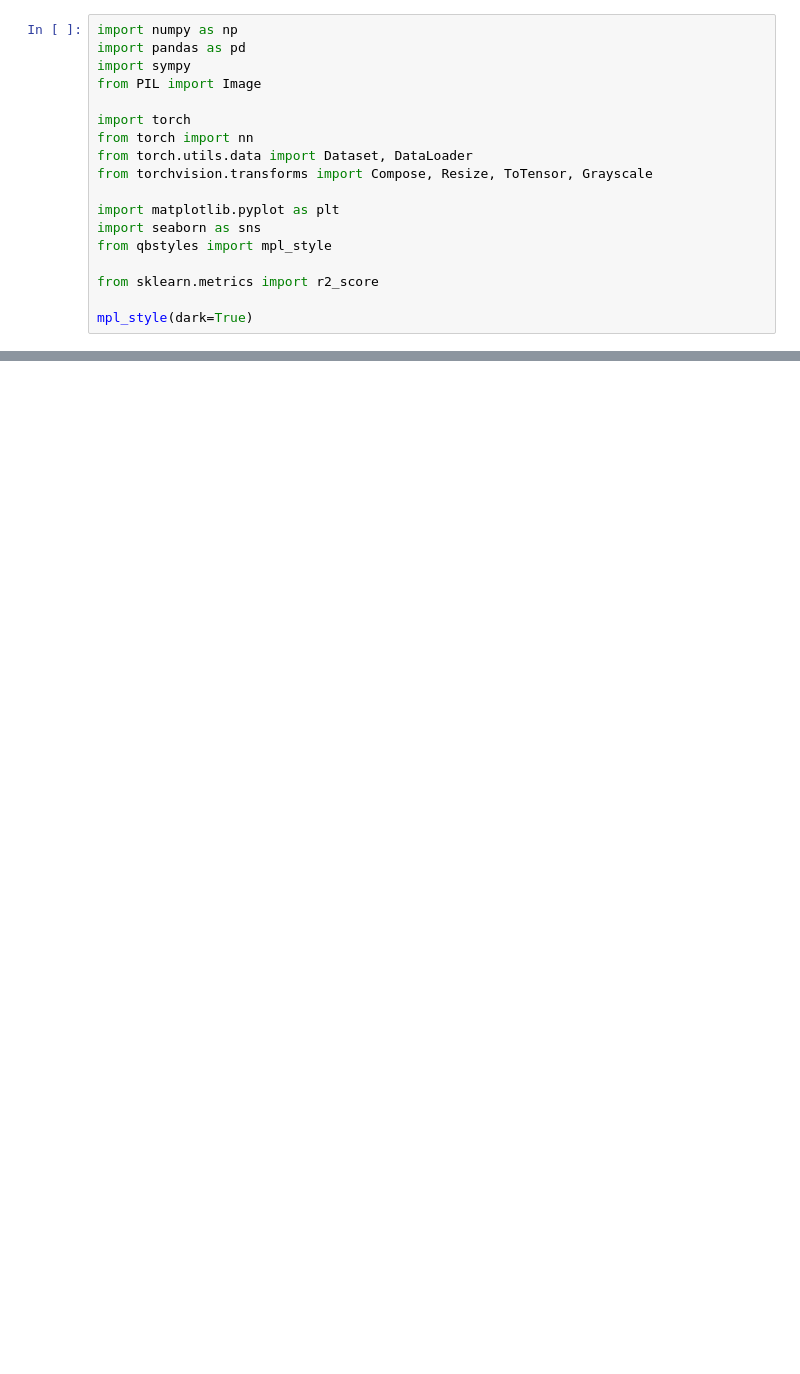
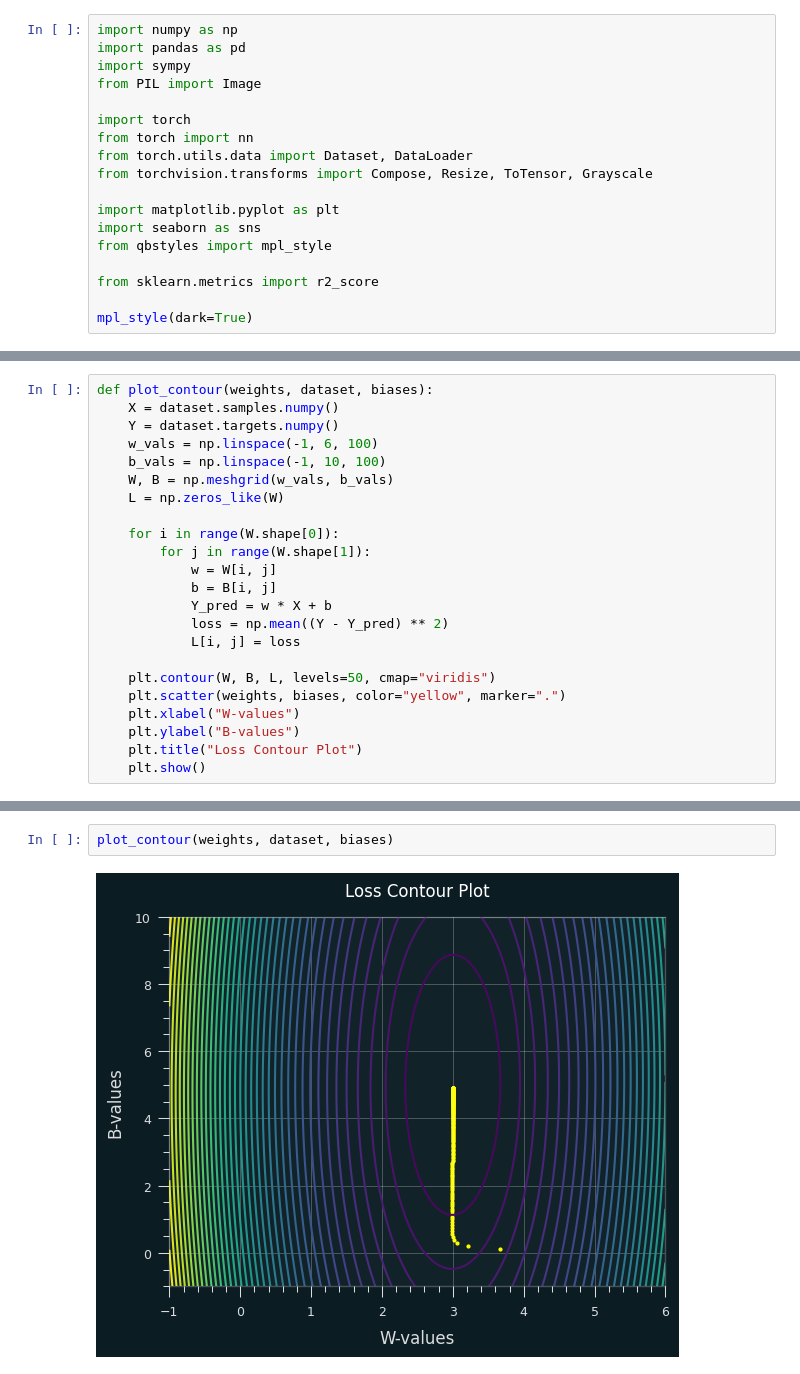
Before and after one commit to RohitMugalya/Learner-s-Garden, a Jupyter notebook: practice notebooks/pytorch practise.ipynb, the cells around one changed output, grey strips where cells are left out. Cells and saved outputs as stored; diff of their text form; blank space fills up the shorter version.

```diff
--- a/practice notebooks/pytorch practise.ipynb
+++ b/practice notebooks/pytorch practise.ipynb
@@ -19,3 +31,26 @@ mpl_style(dark=True)
+# %%
+def plot_contour(weights, dataset, biases):
+    X = dataset.samples.numpy()
+    Y = dataset.targets.numpy()
+    w_vals = np.linspace(-1, 6, 100)
+    b_vals = np.linspace(-1, 10, 100)
+    W, B = np.meshgrid(w_vals, b_vals)
+    L = np.zeros_like(W)
+
+    for i in range(W.shape[0]):
+        for j in range(W.shape[1]):
+            w = W[i, j]
+            b = B[i, j]
+            Y_pred = w * X + b
+            loss = np.mean((Y - Y_pred) ** 2)
+            L[i, j] = loss
+
+    plt.contour(W, B, L, levels=50, cmap="viridis")
+    plt.scatter(weights, biases, color="yellow", marker=".")
+    plt.xlabel("W-values")
+    plt.ylabel("B-values")
+    plt.title("Loss Contour Plot")
+    plt.show()
 # %%
 class MyModel(nn.Module):
     def __init__(self, w=1, b=1):
@@ -86,0 +126,4 @@ round(accuracy, 2)
+# %%
+plot_contour(weights, dataset, biases)
+# %% [output]
+[figure, added]
```
Also changed, not shown: parts of 6 cells of this notebook, 1 other file.
